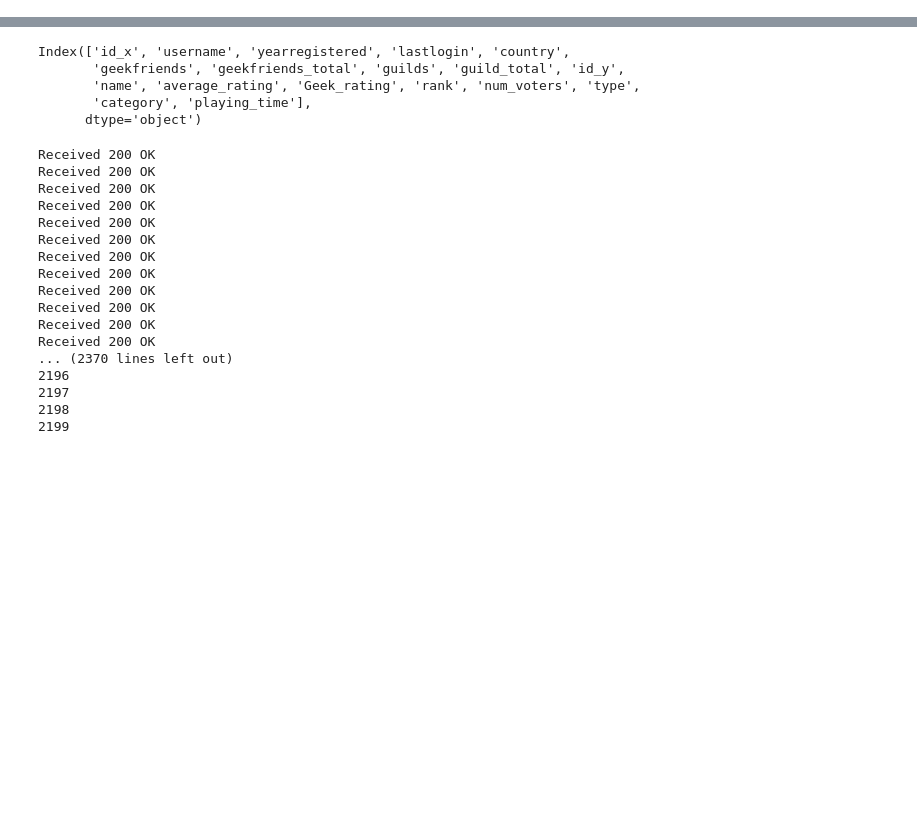
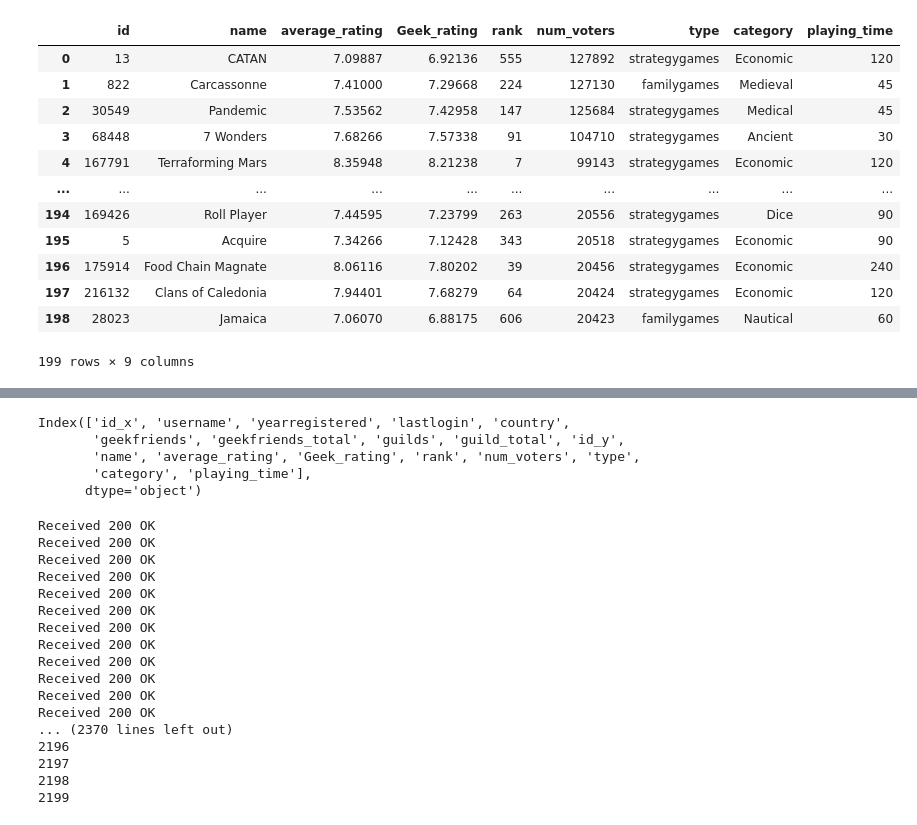
Before and after one commit to maudiaz221/BGG, a Jupyter notebook: find_friends.ipynb, the cells around one changed output, grey strips where cells are left out. Drawn from its saved outputs; the diff is of its cells as text; code cells hidden in the pictures; blank space fills up the shorter version.

```diff
--- a/find_friends.ipynb
+++ b/find_friends.ipynb
@@ -12,4 +12,20 @@ import numpy as np
 import xml.etree.ElementTree as ET
 # %%
 games = pd.read_csv('top200.csv')
+# %%
+games
+# %% [output]
+|  | id | name | average_rating | Geek_rating | rank | num_voters | type | category | playing_time |
+| 0 | 13 | CATAN | 7.09887 | 6.92136 | 555 | 127892 | strategygames | Economic | 120 |
+| 1 | 822 | Carcassonne | 7.41000 | 7.29668 | 224 | 127130 | familygames | Medieval | 45 |
+| 2 | 30549 | Pandemic | 7.53562 | 7.42958 | 147 | 125684 | strategygames | Medical | 45 |
+| 3 | 68448 | 7 Wonders | 7.68266 | 7.57338 | 91 | 104710 | strategygames | Ancient | 30 |
+| 4 | 167791 | Terraforming Mars | 8.35948 | 8.21238 | 7 | 99143 | strategygames | Economic | 120 |
+| ... | ... | ... | ... | ... | ... | ... | ... | ... | ... |
+| 194 | 169426 | Roll Player | 7.44595 | 7.23799 | 263 | 20556 | strategygames | Dice | 90 |
+| 195 | 5 | Acquire | 7.34266 | 7.12428 | 343 | 20518 | strategygames | Economic | 90 |
+| 196 | 175914 | Food Chain Magnate | 8.06116 | 7.80202 | 39 | 20456 | strategygames | Economic | 240 |
+| 197 | 216132 | Clans of Caledonia | 7.94401 | 7.68279 | 64 | 20424 | strategygames | Economic | 120 |
+| 198 | 28023 | Jamaica | 7.06070 | 6.88175 | 606 | 20423 | familygames | Nautical | 60 |
+199 rows × 9 columns
 # %%
```
Also changed, not shown: parts of 1 cell of this notebook, 7 other files.
